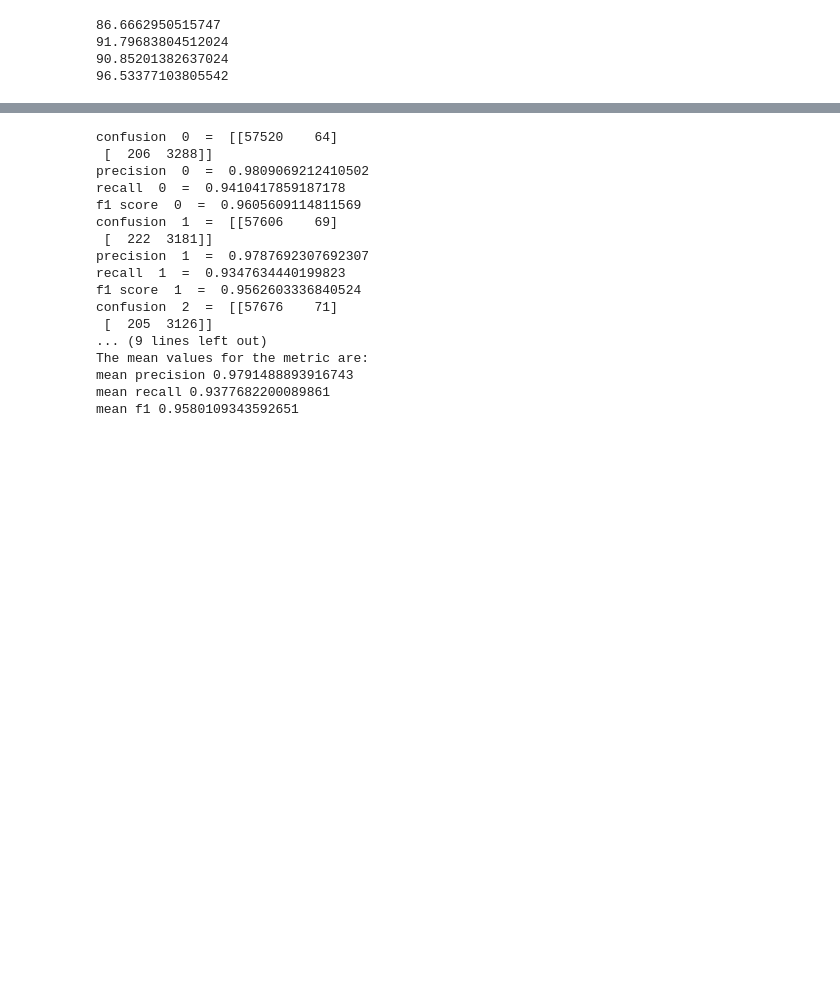
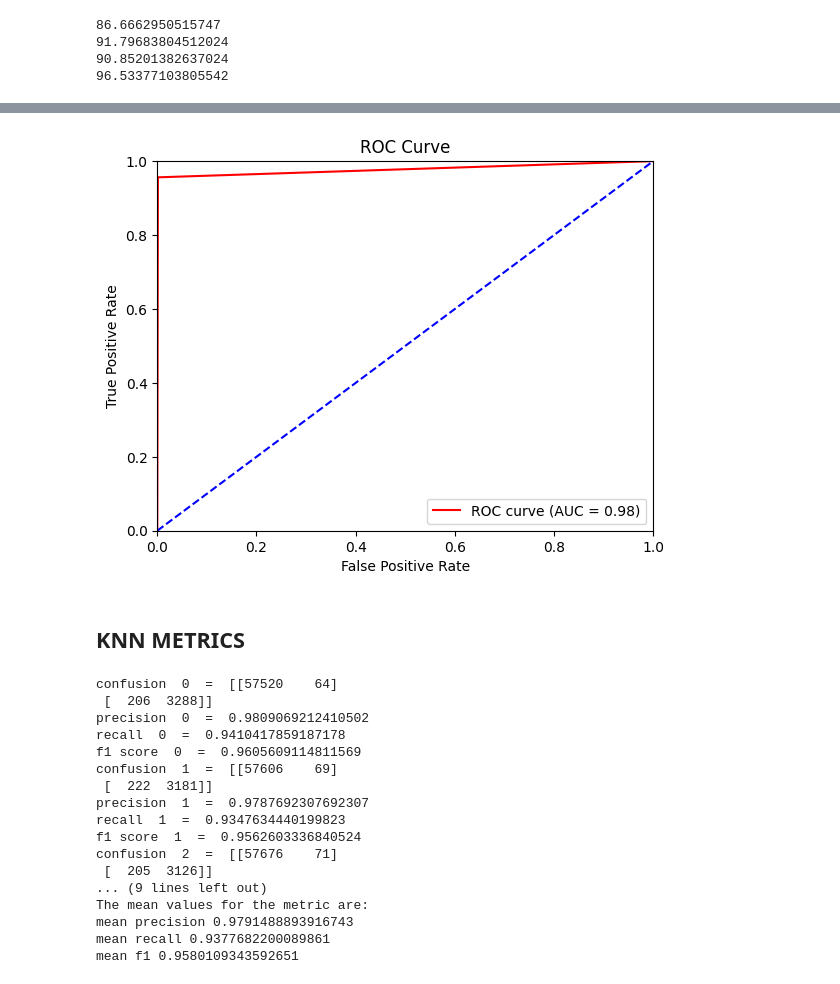
Before and after one commit to francois-reynal/INF442_project, a Jupyter notebook: 1-francois-knn.ipynb, the cells around one changed output, grey strips where cells are left out. Drawn from its saved outputs; the diff is of its cells as text; code cells hidden in the pictures; blank space fills up the shorter version.

```diff
--- a/1-francois-knn.ipynb
+++ b/1-francois-knn.ipynb
@@ -327,0 +400,2 @@ for i in np.arange(1,5):
+# %%
+y_preds_svm = np.load("data/svm.preds.npy")
@@ -327,0 +425,22 @@ for i in np.arange(1,5):
+# %%
+for i in np.arange(4):
+
+    print("confusion ", i ," = ",conf_matrices_svm[i])
+    print("precision ", i ," = ",precisions_svm[i])
+    print("recall ", i ," = ",recalls_svm[i])
+    print("f1 score ", i ," = ",f1s_svm[i])
+
+print("")
+print("The mean values for the metric are: ")
+
+#mean_conf_matrix = np.mean(conf_matrices, axis=0)
+#print(mean_conf_matrix)
+
+# Calculate mean performance metrics
+mean_precision_svm = np.mean(precisions_svm)
+mean_recall_svm = np.mean(recalls_svm)
+mean_f1_svm = np.mean(f1s_svm)
+
+print("mean precision", mean_precision_svm)
+print("mean recall", mean_recall_svm)
+print("mean f1", mean_f1_svm)
@@ -328,3 +465,24 @@ for i in np.arange(1,5):
+# %%
+y_preds_all = np.concatenate(y_preds_svm)
+y_test_all = np.concatenate([globals()['y_test'+str(i+1)][:20000] for i in np.arange(4)])
+
+
+false_pos_rate, true_pos_rate, thresholds = roc_curve(y_test_all, y_preds_all)
+roc_auc = auc(false_pos_rate, true_pos_rate)
+
+plt.plot(false_pos_rate, true_pos_rate, color='red', label='ROC curve (AUC = {})'.format(np.round(roc_auc, 2)))
+plt.legend(loc="lower right")
+plt.plot([0, 1], [0, 1], color='blue', linestyle='--')
+plt.xlim([0.0, 1.0])
+plt.ylim([0.0, 1.00])
+plt.xlabel('False Positive Rate')
+plt.ylabel('True Positive Rate')
+plt.title('ROC Curve') #meaning Receiver Operating Characteristic
+plt.show()
+# %% [output]
+[figure, added]
+# %% [markdown]
+## KNN METRICS
 # %%
 y_preds = np.load("data/knn.preds.npy")
 # %%
```
Also changed, not shown: parts of 22 cells of this notebook.
